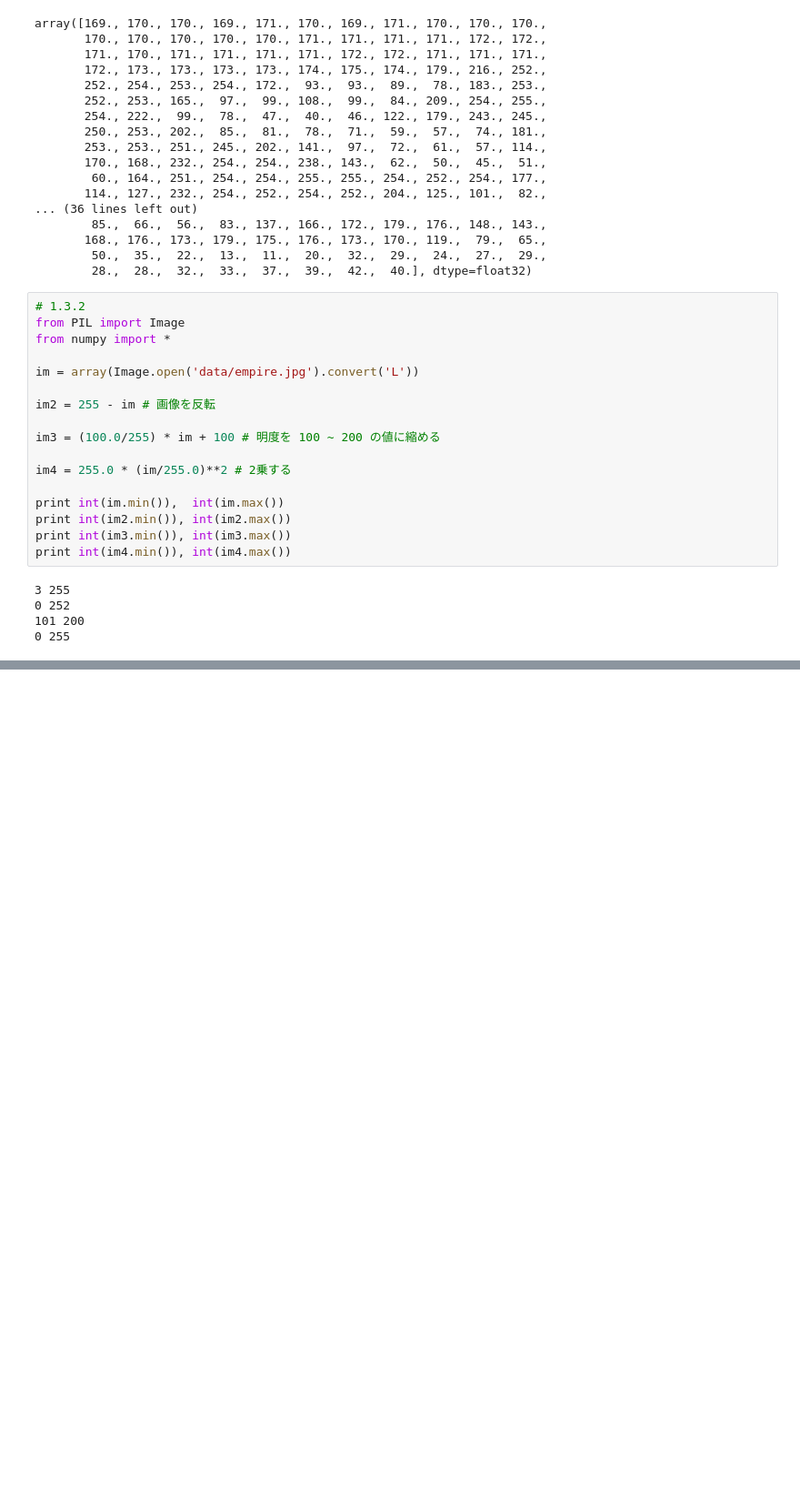
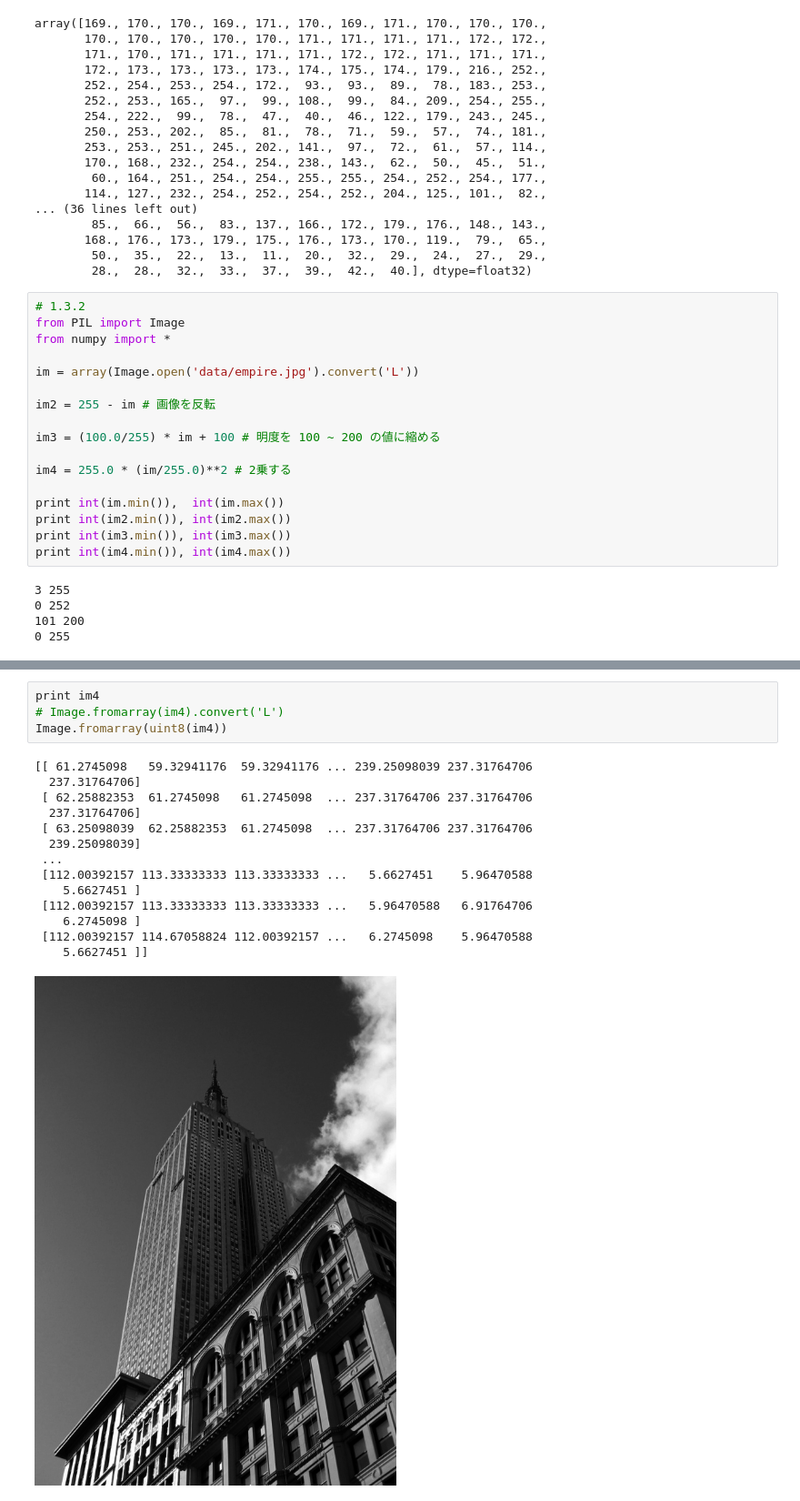
Before and after one commit to toku345/PCV, a Jupyter notebook: shakyo/chap1.3.ipynb, the cells around one changed output, grey strips where cells are left out. Shown: that part at 91% size. Cells and saved outputs as stored; diff of their text form; blank space fills up the shorter version.

```diff
--- a/shakyo/chap1.3.ipynb
+++ b/shakyo/chap1.3.ipynb
@@ -151,0 +224,19 @@ Image.fromarray(im4)
+# %%
+print im4
+# Image.fromarray(im4).convert('L')
+Image.fromarray(uint8(im4))
+# %% [output]
+[[ 61.2745098   59.32941176  59.32941176 ... 239.25098039 237.31764706
+  237.31764706]
+ [ 62.25882353  61.2745098   61.2745098  ... 237.31764706 237.31764706
+  237.31764706]
+ [ 63.25098039  62.25882353  61.2745098  ... 237.31764706 237.31764706
+  239.25098039]
+ ...
+ [112.00392157 113.33333333 113.33333333 ...   5.6627451    5.96470588
+    5.6627451 ]
+ [112.00392157 113.33333333 113.33333333 ...   5.96470588   6.91764706
+    6.2745098 ]
+ [112.00392157 114.67058824 112.00392157 ...   6.2745098    5.96470588
+    5.6627451 ]]
+[figure, added]
```
Also changed, not shown: parts of 8 cells of this notebook, 1 other file.
